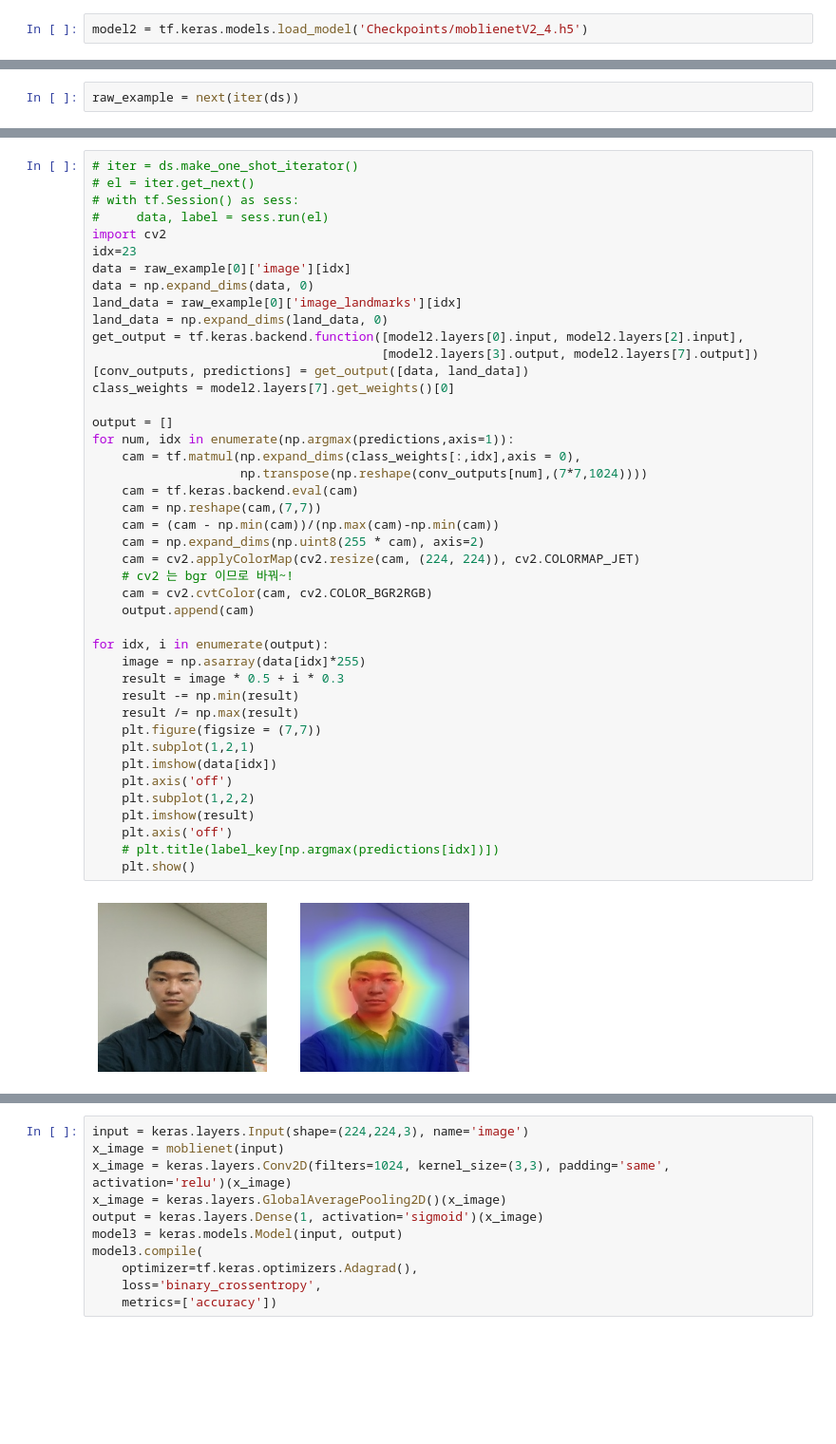
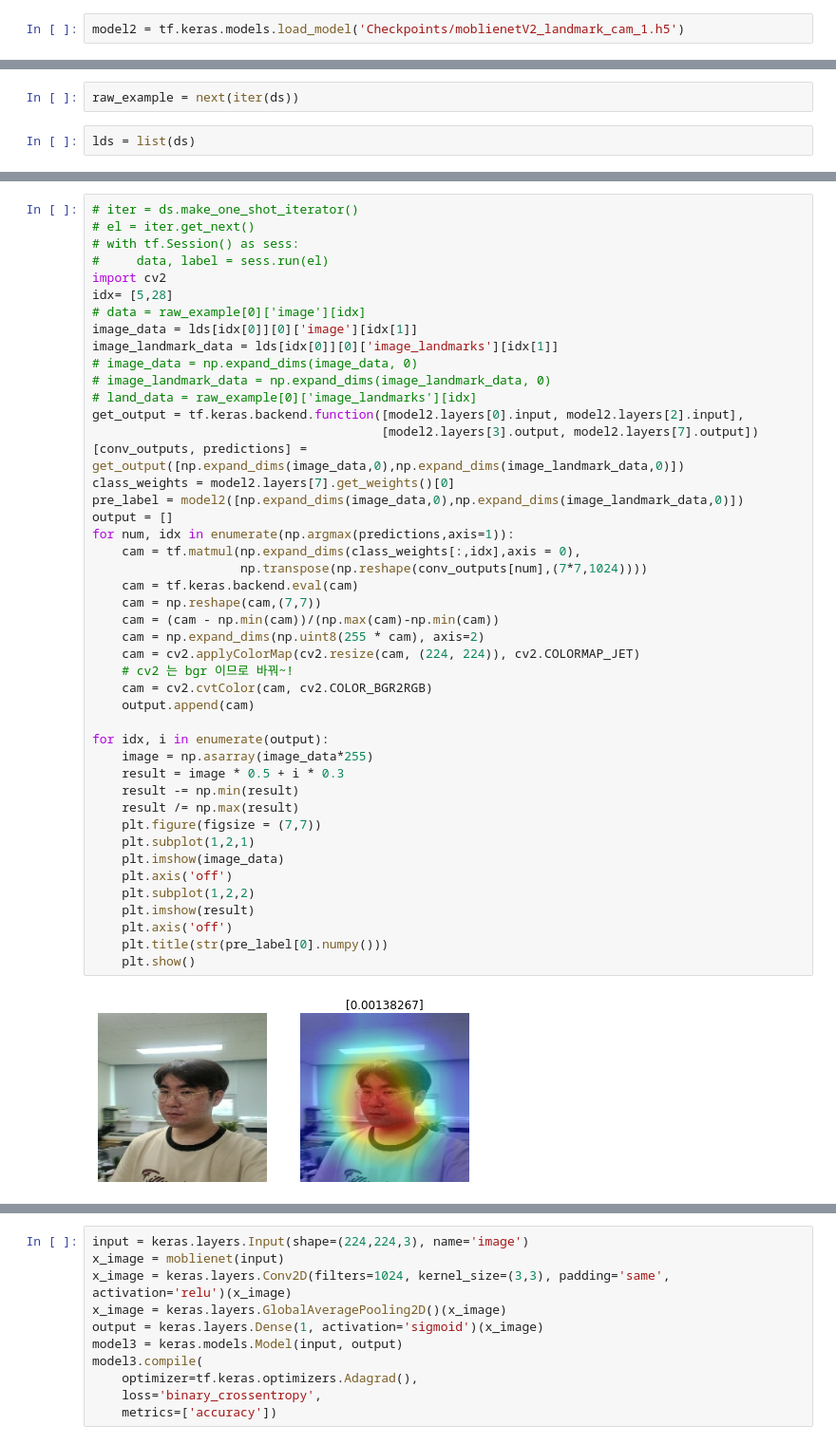
Before and after one commit to minimini-1/Facial-Expression-Recognition, a Jupyter notebook: modeling/moblienetV2_landmark_cam.ipynb, the cells around one changed output, grey strips where cells are left out. Shown at 95% size. Cells and saved outputs as stored; diff of their text form; blank space fills up the shorter version.

```diff
--- a/modeling/moblienetV2_landmark_cam.ipynb
+++ b/modeling/moblienetV2_landmark_cam.ipynb
@@ -130,7 +130,7 @@ model2.compile(
 # %% [markdown]
 ### 기존 모델로 계속 학습
 # %%
-model2 = tf.keras.models.load_model('Checkpoints/moblienetV2_4.h5')
+model2 = tf.keras.models.load_model('Checkpoints/moblienetV2_landmark_cam_1.h5')
 # %% [markdown]
 ### 모델 학습
 # %%
@@ -204,3 +204,5 @@ val_loss, val_acc = model2.evaluate(val_ds)
 print('Validation Accuracy:', val_acc*100)
 # %%
 raw_example = next(iter(ds))
+# %%
+lds = list(ds)
@@ -210,43 +220,45 @@ raw_example = next(iter(ds))
 # with tf.Session() as sess:
 #     data, label = sess.run(el)
 import cv2
-idx=23
-data = raw_example[0]['image'][idx]
-data = np.expand_dims(data, 0)
-land_data = raw_example[0]['image_landmarks'][idx]
-land_data = np.expand_dims(land_data, 0)
+idx= [5,28]
+# data = raw_example[0]['image'][idx]
+image_data = lds[idx[0]][0]['image'][idx[1]]
+image_landmark_data = lds[idx[0]][0]['image_landmarks'][idx[1]]
+# image_data = np.expand_dims(image_data, 0)
+# image_landmark_data = np.expand_dims(image_landmark_data, 0)
+# land_data = raw_example[0]['image_landmarks'][idx]
 get_output = tf.keras.backend.function([model2.layers[0].input, model2.layers[2].input],
                                        [model2.layers[3].output, model2.layers[7].output])
-[conv_outputs, predictions] = get_output([data, land_data])
+[conv_outputs, predictions] = get_output([np.expand_dims(image_data,0),np.expand_dims(image_landmark_data,0)])
 class_weights = model2.layers[7].get_weights()[0]
-
+pre_label = model2([np.expand_dims(image_data,0),np.expand_dims(image_landmark_data,0)])
 output = []
 for num, idx in enumerate(np.argmax(predictions,axis=1)):
     cam = tf.matmul(np.expand_dims(class_weights[:,idx],axis = 0),
                     np.transpose(np.reshape(conv_outputs[num],(7*7,1024))))
     cam = tf.keras.backend.eval(cam)
     cam = np.reshape(cam,(7,7))
     cam = (cam - np.min(cam))/(np.max(cam)-np.min(cam))
     cam = np.expand_dims(np.uint8(255 * cam), axis=2)
     cam = cv2.applyColorMap(cv2.resize(cam, (224, 224)), cv2.COLORMAP_JET)
     # cv2 는 bgr 이므로 바꿔~!
     cam = cv2.cvtColor(cam, cv2.COLOR_BGR2RGB)
     output.append(cam)
 
 for idx, i in enumerate(output):
-    image = np.asarray(data[idx]*255)
+    image = np.asarray(image_data*255)
     result = image * 0.5 + i * 0.3
     result -= np.min(result)
     result /= np.max(result)
     plt.figure(figsize = (7,7))
     plt.subplot(1,2,1)
-    plt.imshow(data[idx])
+    plt.imshow(image_data)
     plt.axis('off')
     plt.subplot(1,2,2)
     plt.imshow(result)
     plt.axis('off')
-    # plt.title(label_key[np.argmax(predictions[idx])])
+    plt.title(str(pre_label[0].numpy()))
     plt.show()
 # %% [output]
-[figure, old version]
+[figure, new version]
 # %% [markdown]
```
Also changed, not shown: parts of 3 cells of this notebook.
